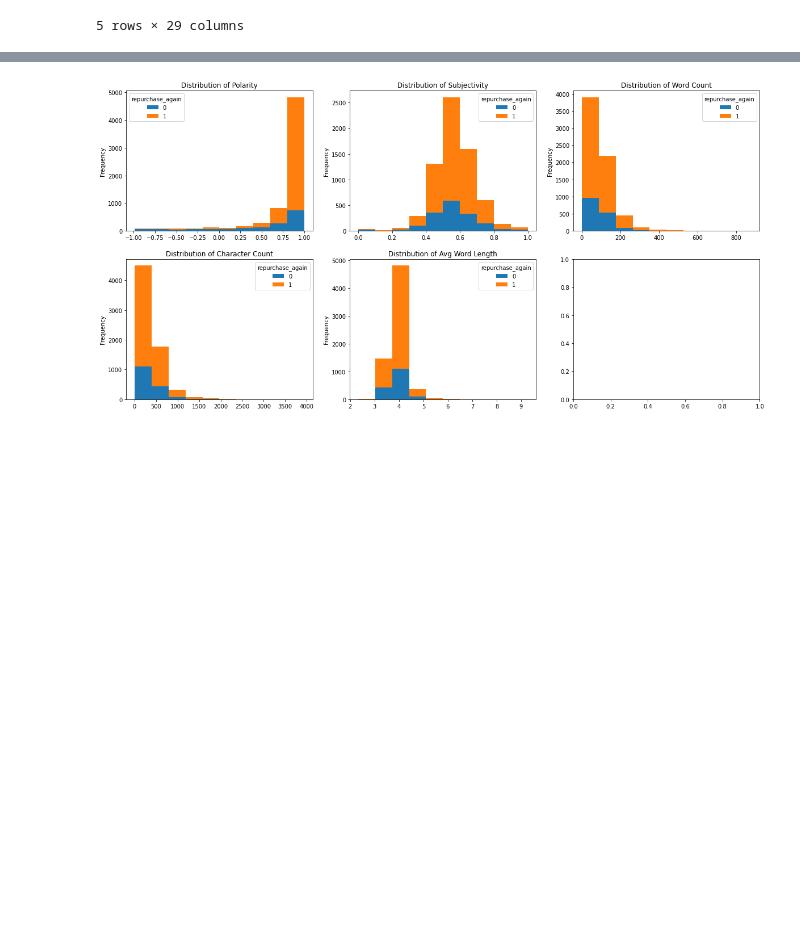
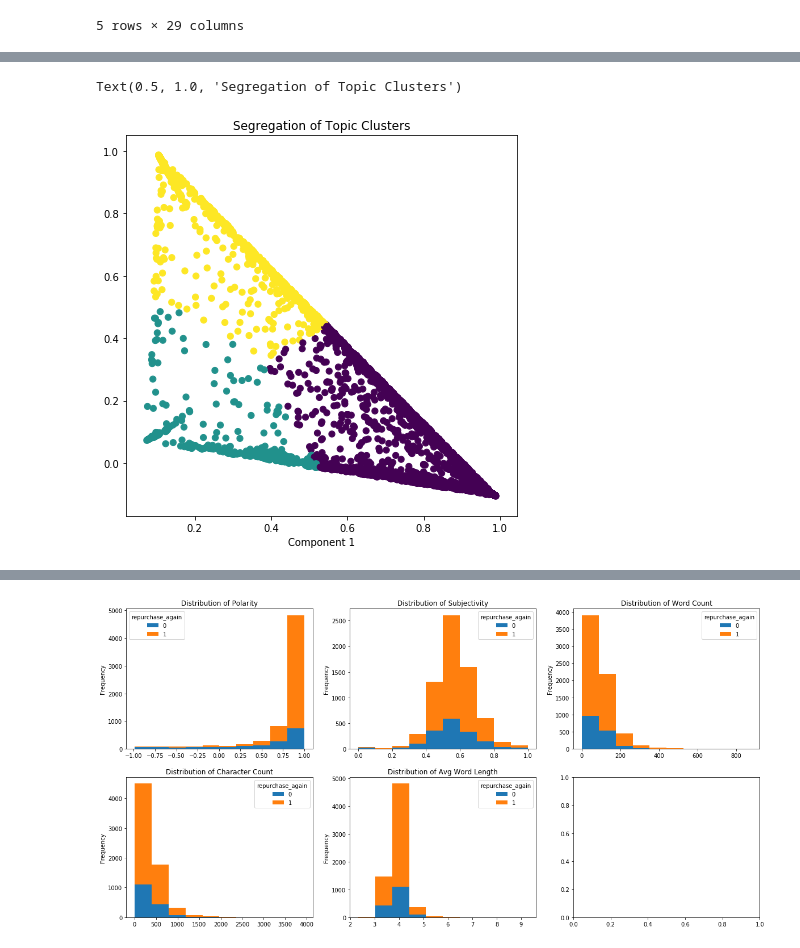
Before and after one commit to kohmin/makeupreviews, a Jupyter notebook: Data Exploration & Preprocessing.ipynb, the cells around one changed output, grey strips where cells are left out. Saved outputs shown, nothing was run; the diff lists cells and outputs as text; code cells hidden in the pictures; blank space fills up the shorter version.

```diff
--- a/Data Exploration & Preprocessing.ipynb
+++ b/Data Exploration & Preprocessing.ipynb
@@ -1003,0 +1008,11 @@ LatentDirichletAllocation(batch_size=128, doc_topic_prior=None,
+# %%
+# column names
+topicnames = ["Topic" + str(i) for i in range(lda.n_components)]
+# index names
+docnames = ["Doc" + str(i) for i in range(len(products))]
+# Make the pandas dataframe
+df_document_topic = pd.DataFrame(np.round(lda_output, 2), columns=topicnames, index=docnames)
+# Get dominant topic for each document
+dominant_topic = np.argmax(df_document_topic.values, axis=1)
+df_document_topic['dominant_topic'] = dominant_topic
+df_document_topic.head()
@@ -1004,3 +1035,13 @@ LatentDirichletAllocation(batch_size=128, doc_topic_prior=None,
+# %%
+# Plot
+plt.figure(figsize=(7, 7))
+plt.scatter(x, y, c=clusters)
+plt.xlabel('Component 2')
+plt.xlabel('Component 1')
+plt.title("Segregation of Topic Clusters", )
+# %% [output]
+Text(0.5, 1.0, 'Segregation of Topic Clusters')
+[figure, added]
 # %%
 def plot_top_words(model, feature_names, n_top_words, title):
     fig, axes = plt.subplots(1, 5, figsize=(30, 15), sharex=True)
```
Also changed, not shown: parts of 45 cells of this notebook.
